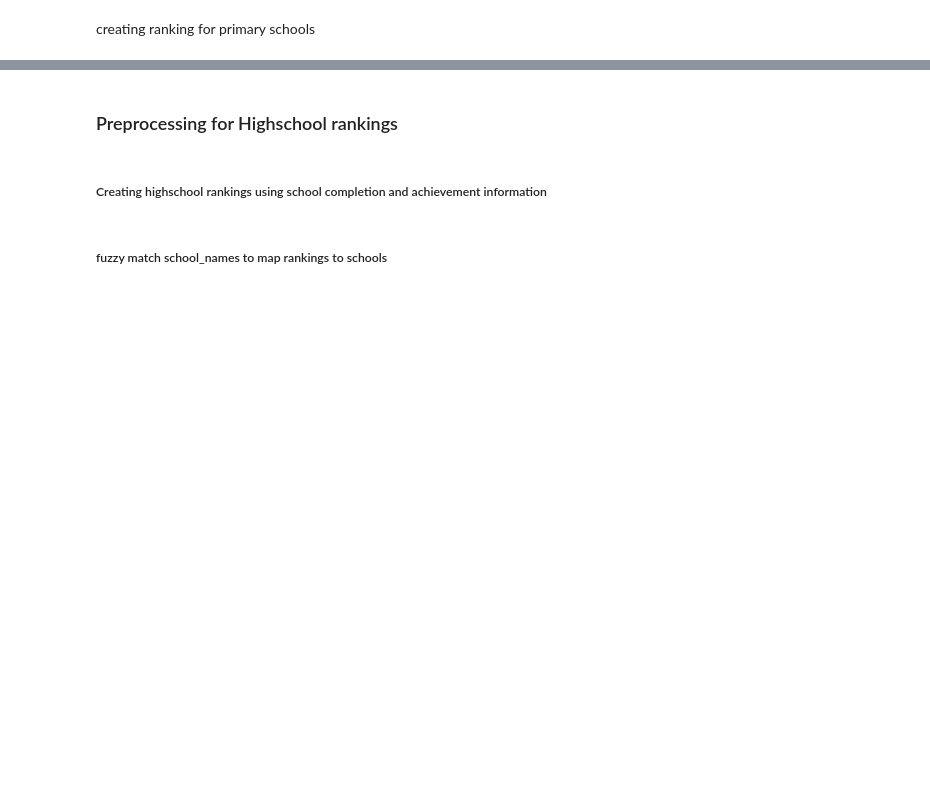
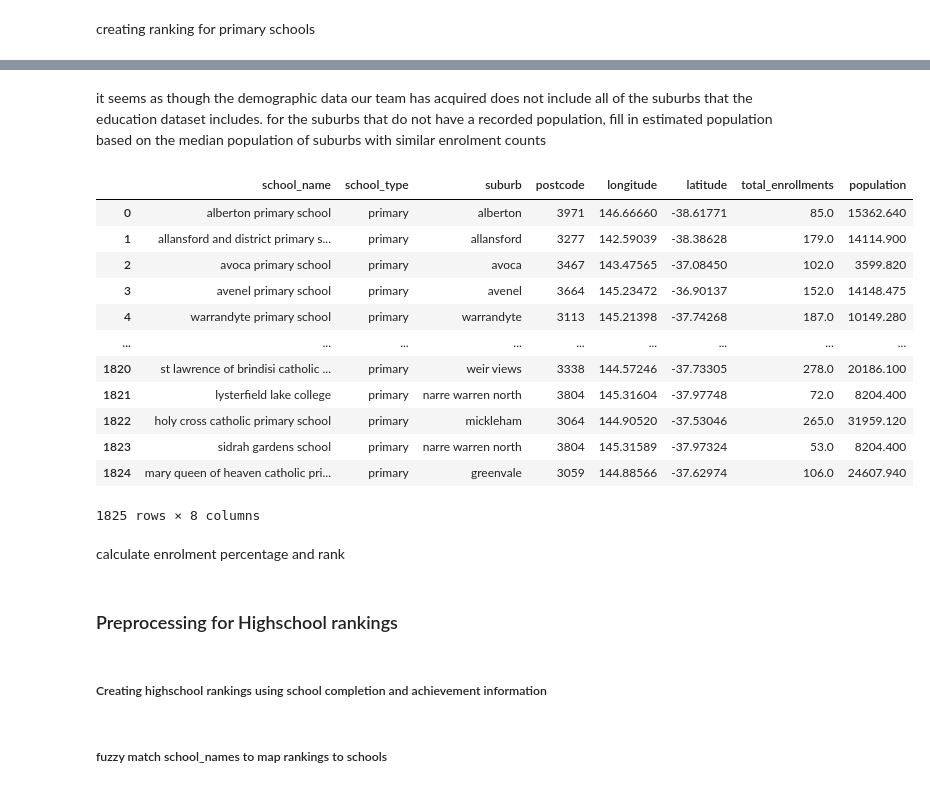
Before and after one commit to MAST30034-AppliedDataScience/project-2-group-real-estate-industry-project-15, a Jupyter notebook: notebooks/preprocess_education_data.ipynb, the cells around one changed output, grey strips where cells are left out. Saved outputs shown, nothing was run; the diff lists cells and outputs as text; code cells hidden in the pictures; blank space fills up the shorter version.

```diff
--- a/notebooks/preprocess_education_data.ipynb
+++ b/notebooks/preprocess_education_data.ipynb
@@ -277,0 +223,59 @@ Updated primary_schools_df with unique ranks:
+# %%
+demographics = pd.read_csv('../data/curated/demographics.csv')
+pop_density_df = demographics[['sa2_name', 'area_km2', 'pop_density_persons_km2']]
+pop_density_df = pop_density_df.rename(columns={'sa2_name': 'suburb'})
+# %%
+# replace entries of 0 with 0.00001 in 'pop_density_persons_km2'
+pop_density_df.loc[pop_density_df['pop_density_persons_km2'] == 0, 'pop_density_persons_km2'] = 0.00001
+# create new column 'population' by multiplying 'area_km2' and 'pop_density_persons_km2'
+pop_density_df['population'] = pop_density_df['area_km2'] * pop_density_df['pop_density_persons_km2']
+# %%
+# merge df on 'suburb' to add the population data
+primary_schools_df_with_population = primary_schools_df.merge(
+    pop_density_df[['suburb', 'population']],
+    on='suburb',
+    how='left'
+)
+# fill illing NaN values in the 'population' column with 0 for unmatched suburbs
+primary_schools_df_with_population['population'] = primary_schools_df_with_population['population'].fillna(0)
+# %% [markdown]
+it seems as though the demographic data our team has acquired does not include all of the suburbs that the education dataset includes. for the suburbs that do not have a recorded population, fill in estimated population based on the median population of suburbs with similar enrolment counts
+# %%
+# loop through each row where population is 0
+for index, row in primary_schools_df_with_population[primary_schools_df_with_population['population'] == 0].iterrows():
+    # get the total_enrollments value for the current row
+    enrollments = row['total_enrollments']
+
+    # find rows with non-zero population and total_enrollments within a difference of 16
+    similar_rows = primary_schools_df_with_population[
+        (primary_schools_df_with_population['population'] != 0) &
+        (primary_schools_df_with_population['total_enrollments'].between(enrollments - 16, enrollments + 16))
+    ].copy()
+
+    # if similar rows are found, select the two closest entries by total_enrollments
+    if not similar_rows.empty:
+        similar_rows['enrollment_diff'] = (similar_rows['total_enrollments'] - enrollments).abs()
+
+        # calculate median population of the closest entries
+        median_population = similar_rows['population'].median()
+
+        # update the population value for the current row
+        primary_schools_df_with_population.at[index, 'population'] = median_population
+# %%
+primary_schools_df_with_population
+# %% [output]
+|  | school_name | school_type | suburb | postcode | longitude | latitude | total_enrollments | population |
+| 0 | alberton primary school | primary | alberton | 3971 | 146.66660 | -38.61771 | 85.0 | 15362.640 |
+| 1 | allansford and district primary s... | primary | allansford | 3277 | 142.59039 | -38.38628 | 179.0 | 14114.900 |
+| 2 | avoca primary school | primary | avoca | 3467 | 143.47565 | -37.08450 | 102.0 | 3599.820 |
+| 3 | avenel primary school | primary | avenel | 3664 | 145.23472 | -36.90137 | 152.0 | 14148.475 |
+| 4 | warrandyte primary school | primary | warrandyte | 3113 | 145.21398 | -37.74268 | 187.0 | 10149.280 |
+| ... | ... | ... | ... | ... | ... | ... | ... | ... |
+| 1820 | st lawrence of brindisi catholic ... | primary | weir views | 3338 | 144.57246 | -37.73305 | 278.0 | 20186.100 |
+| 1821 | lysterfield lake college | primary | narre warren north | 3804 | 145.31604 | -37.97748 | 72.0 | 8204.400 |
+| 1822 | holy cross catholic primary school | primary | mickleham | 3064 | 144.90520 | -37.53046 | 265.0 | 31959.120 |
+| 1823 | sidrah gardens school | primary | narre warren north | 3804 | 145.31589 | -37.97324 | 53.0 | 8204.400 |
+| 1824 | mary queen of heaven catholic pri... | primary | greenvale | 3059 | 144.88566 | -37.62974 | 106.0 | 24607.940 |
+1825 rows × 8 columns
+# %% [markdown]
+calculate enrolment percentage and rank
```
Also changed, not shown: parts of 35 cells of this notebook.
